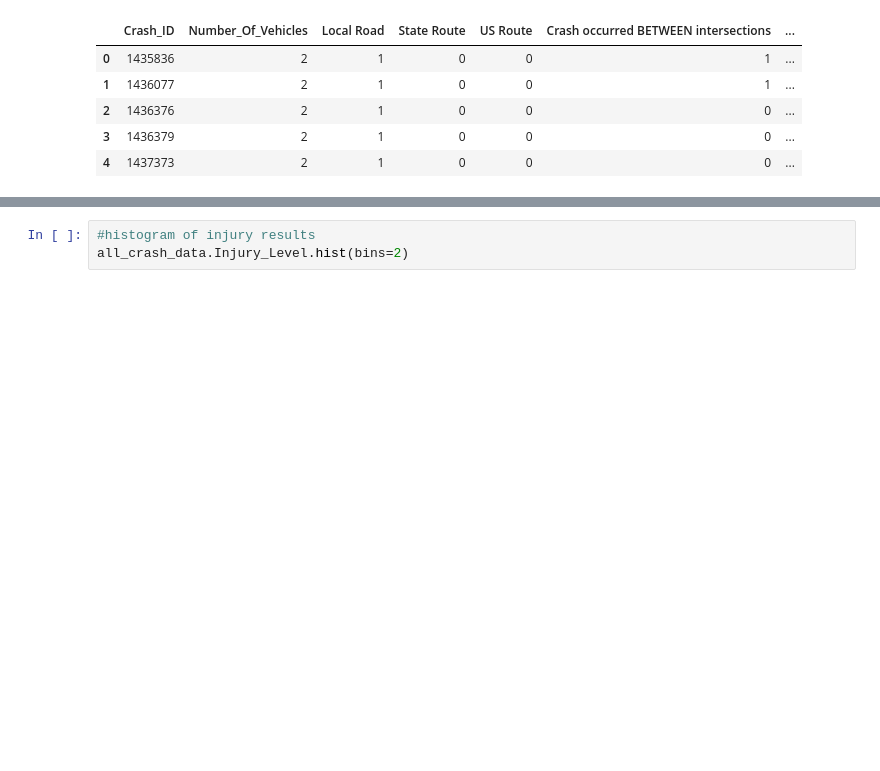
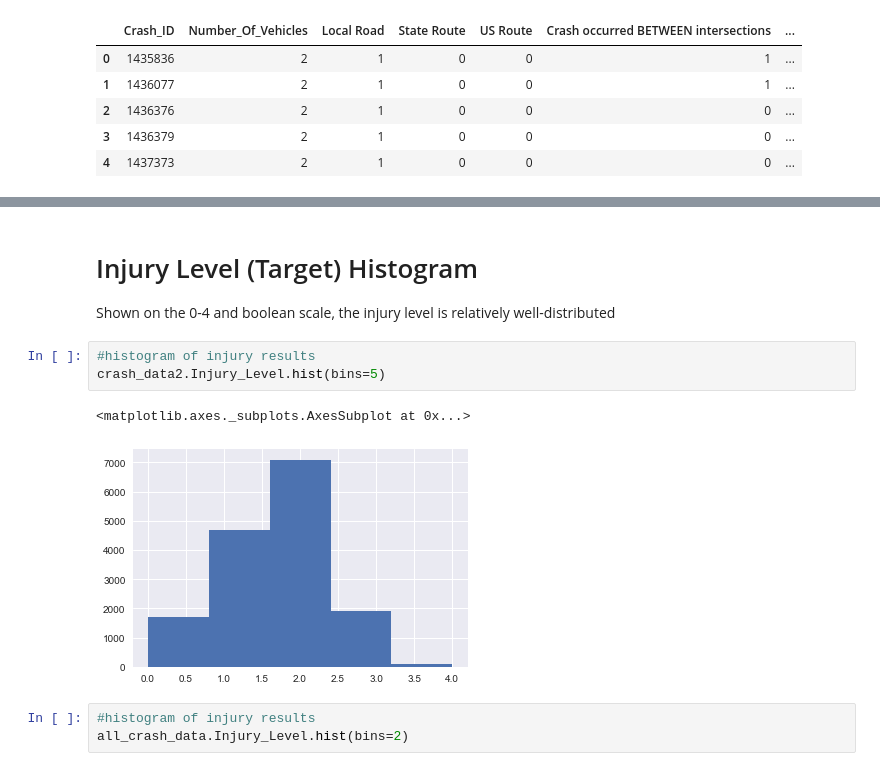
Before and after one commit to bgentry91/CT_Bike_Crash, a Jupyter notebook: Crash_Severity_Classification_Tree.ipynb, the cells around one changed output, grey strips where cells are left out. Cells and saved outputs as stored; diff of their text form; blank space fills up the shorter version.

```diff
--- a/Crash_Severity_Classification_Tree.ipynb
+++ b/Crash_Severity_Classification_Tree.ipynb
@@ -242,3 +427,12 @@ all_crash_data.head()
+# %% [markdown]
+# Injury Level (Target) Histogram
+  Shown on the 0-4 and boolean scale, the injury level is relatively well-distributed
+# %%
+#histogram of injury results
+crash_data2.Injury_Level.hist(bins=5)
+# %% [output]
+<matplotlib.axes._subplots.AxesSubplot at 0x...>
+[figure, added]
 # %%
 #histogram of injury results
 all_crash_data.Injury_Level.hist(bins=2)
```
Also changed, not shown: parts of 24 cells of this notebook, 1 other file.
